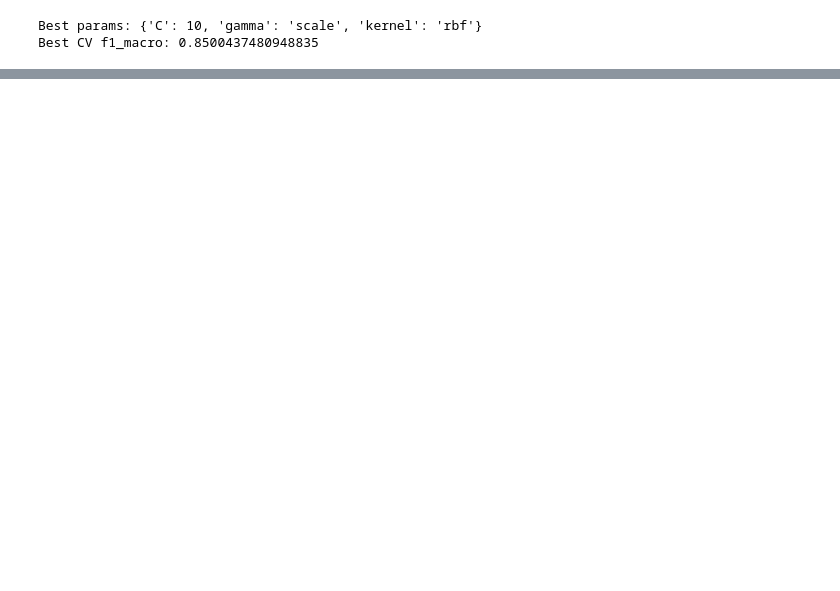
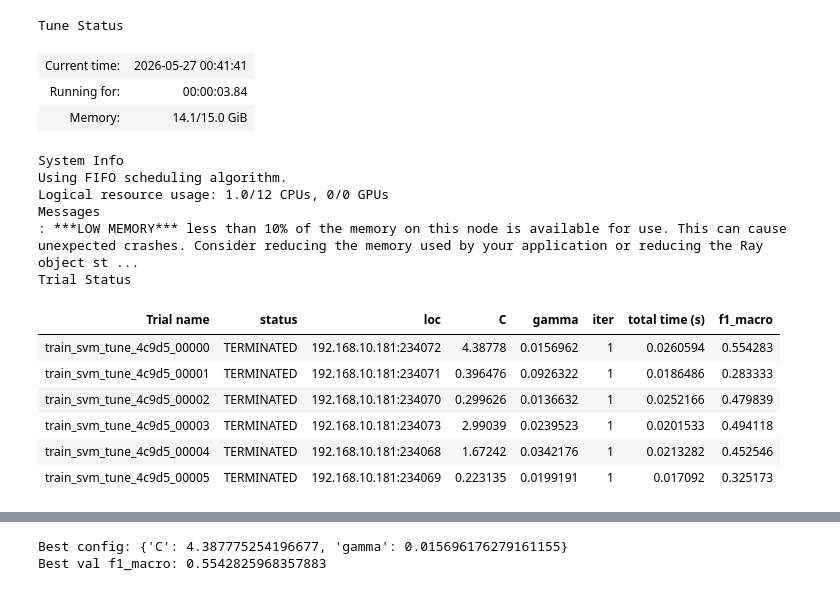
Before and after one commit to WSm-77/distributed_systems, a Jupyter notebook: skin_cancer/classify_skin_cancer.ipynb, the cells around one changed output, grey strips where cells are left out. Cells and saved outputs as stored; diff of their text form; code cells hidden in the pictures; blank space fills up the shorter version.

```diff
--- a/skin_cancer/classify_skin_cancer.ipynb
+++ b/skin_cancer/classify_skin_cancer.ipynb
@@ -342,30 +394,66 @@ We tune SVM hyperparameters using train+validation data with cross-validation to
 # %%
-# Hyperparameter tuning
-from sklearn.model_selection import GridSearchCV, StratifiedKFold
+# Prepare arrays for tuning
+train_pd = train_ds.to_pandas()
+val_pd = val_ds.to_pandas()
 
-X_trainval_fs = np.vstack([X_train_fs, X_val_fs])
-y_trainval_f = np.concatenate([y_train_f, y_val_f])
+X_train = train_pd[FEATURE_COLUMNS].values
+y_train = train_pd["label"].values
+X_val = val_pd[FEATURE_COLUMNS].values
+y_val = val_pd["label"].values
 
-param_grid = {
-    'C': [0.1, 1, 10, 100],
-    'gamma': ['scale', 0.01, 0.1, 1.0],
-    'kernel': ['rbf'],
+def train_svm_tune(config, X_train, y_train, X_val, y_val):
+    scaler = SkStandardScaler()
+    X_train_s = scaler.fit_transform(X_train)
+    X_val_s = scaler.transform(X_val)
+    model = SVC(
+        C=config["C"],
+        gamma=config["gamma"],
+        kernel="rbf",
+        class_weight="balanced",
+    )
+    model.fit(X_train_s, y_train)
+    pred = model.predict(X_val_s)
+    score = f1_score(y_val, pred, average="macro")
+    tune.report({"f1_macro": score})
+
+param_space = {
+    "C": tune.loguniform(0.1, 10.0),
+    "gamma": tune.loguniform(1e-3, 1e-1),
 }
 
-cv = StratifiedKFold(n_splits=5, shuffle=True, random_state=RANDOM_STATE)
-search = GridSearchCV(
-    SVC(class_weight='balanced'),
-    param_grid=param_grid,
-    scoring='f1_macro',
-    cv=cv,
-    n_jobs=-1
+tuner = Tuner(
+    tune.with_parameters(
+        train_svm_tune,
+        X_train=X_train,
+        y_train=y_train,
+        X_val=X_val,
+        y_val=y_val,
+    ),
+    param_space=param_space,
+    tune_config=TuneConfig(num_samples=6, metric="f1_macro", mode="max"),
 )
-search.fit(X_trainval_fs, y_trainval_f)
 
-print('Best params:', search.best_params_)
-print('Best CV f1_macro:', search.best_score_)
+result_grid = tuner.fit()
+best_result = result_grid.get_best_result()
+best_config = best_result.config
 
-best_svm = search.best_estimator_
+print("Best config:", best_config)
+print("Best val f1_macro:", best_result.metrics["f1_macro"])
 # %% [output]
-Best params: {'C': 10, 'gamma': 'scale', 'kernel': 'rbf'}
-Best CV f1_macro: 0.8500437480948835
+Tune Status
+| Current time: | 2026-05-27 00:41:41 |
+| Running for: | 00:00:03.84 |
+| Memory: | 14.1/15.0 GiB |
+System Info
+Using FIFO scheduling algorithm.
+Logical resource usage: 1.0/12 CPUs, 0/0 GPUs
+Messages
+: ***LOW MEMORY*** less than 10% of the memory on this node is available for use. This can cause unexpected crashes. Consider reducing the memory used by your application or reducing the Ray object st ...
+Trial Status
+| Trial name | status | loc | C | gamma | iter | total time (s) | f1_macro |
+| train_svm_tune_4c9d5_00000 | TERMINATED | 192.168.10.181:234072 | 4.38778 | 0.0156962 | 1 | 0.0260594 | 0.554283 |
+| train_svm_tune_4c9d5_00001 | TERMINATED | 192.168.10.181:234071 | 0.396476 | 0.0926322 | 1 | 0.0186486 | 0.283333 |
+| train_svm_tune_4c9d5_00002 | TERMINATED | 192.168.10.181:234070 | 0.299626 | 0.0136632 | 1 | 0.0252166 | 0.479839 |
+| train_svm_tune_4c9d5_00003 | TERMINATED | 192.168.10.181:234073 | 2.99039 | 0.0239523 | 1 | 0.0201533 | 0.494118 |
+| train_svm_tune_4c9d5_00004 | TERMINATED | 192.168.10.181:234068 | 1.67242 | 0.0342176 | 1 | 0.0213282 | 0.452546 |
+| train_svm_tune_4c9d5_00005 | TERMINATED | 192.168.10.181:234069 | 0.223135 | 0.0199191 | 1 | 0.017092 | 0.325173 |
@@ -372 +462,3 @@ Best CV f1_macro: 0.8500437480948835
+Best config: {'C': 4.387775254196677, 'gamma': 0.015696176279161155}
+Best val f1_macro: 0.5542825968357883
 # %% [markdown]
```
Also changed, not shown: parts of 20 cells of this notebook.
